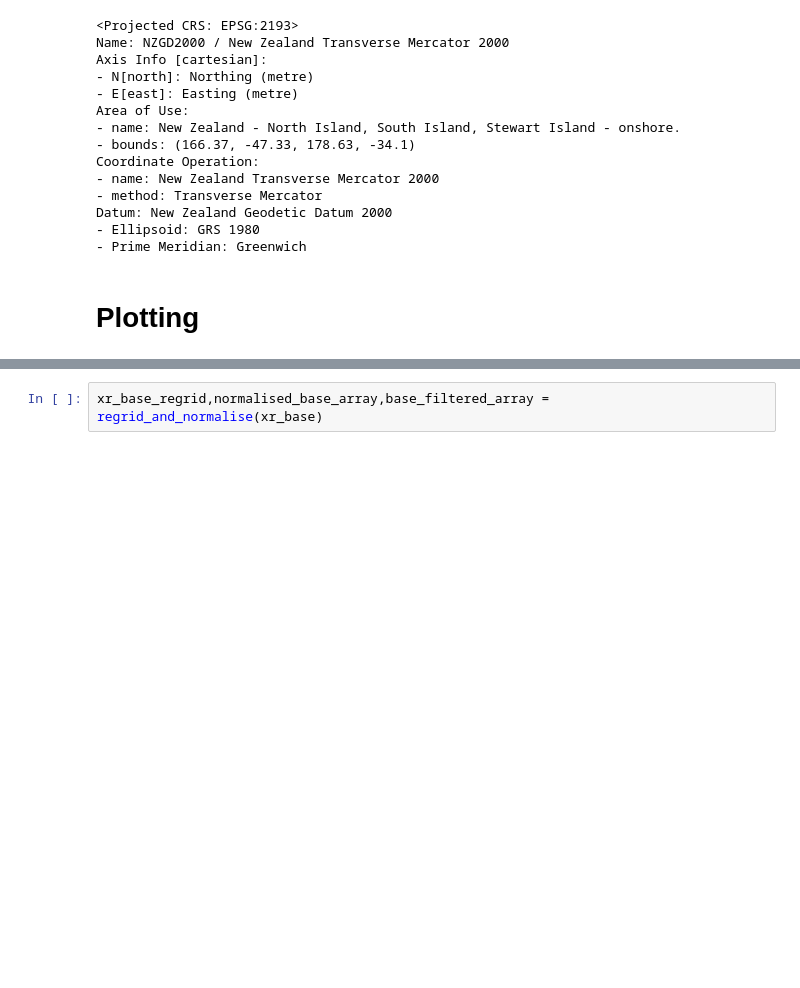
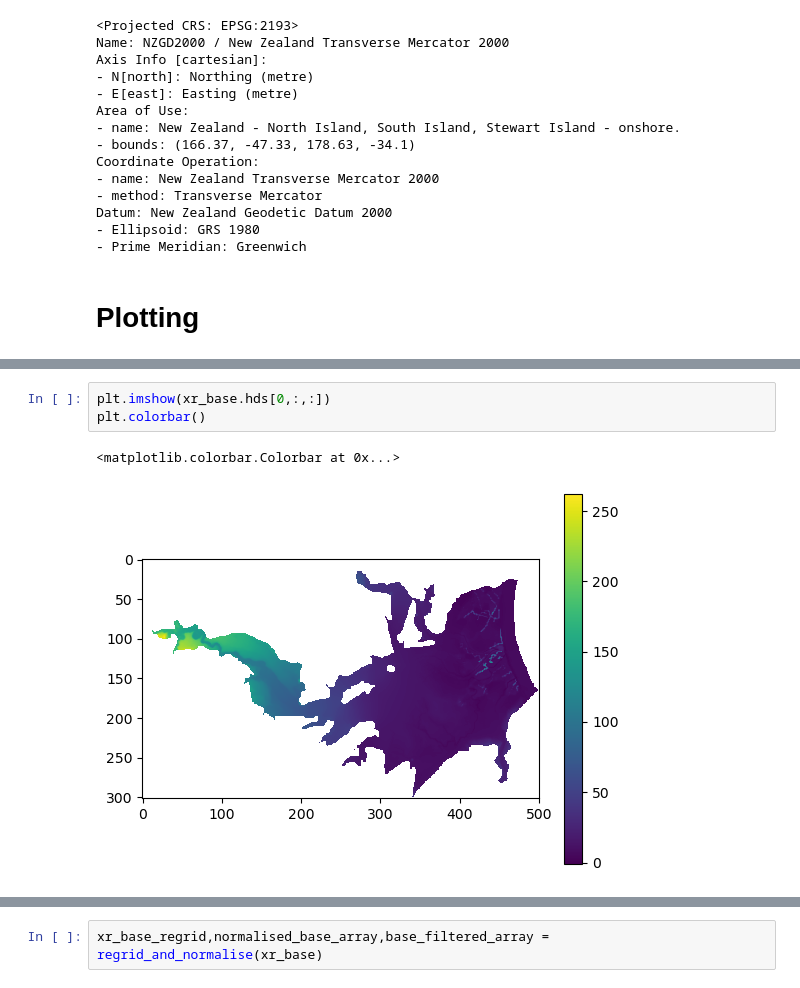
Before and after one commit to DeepSouthMaps/SpatialModelling, a Jupyter notebook: Loading_ncdf.ipynb, the cells around one changed output, grey strips where cells are left out. Saved outputs shown, nothing was run; the diff lists cells and outputs as text; blank space fills up the shorter version.

```diff
--- a/Loading_ncdf.ipynb
+++ b/Loading_ncdf.ipynb
@@ -152,3 +178,9 @@ plt.imshow(xr_base.botm[1,:,:])
+# %%
+plt.imshow(xr_base.hds[0,:,:])
+plt.colorbar()
+# %% [output]
+<matplotlib.colorbar.Colorbar at 0x...>
+[figure, added]
 # %%
 def regrid_and_normalise(xr_heads):
     x = xr_heads['x'].values.flatten()
```
Also changed, not shown: parts of 39 cells of this notebook, 29 other files.
